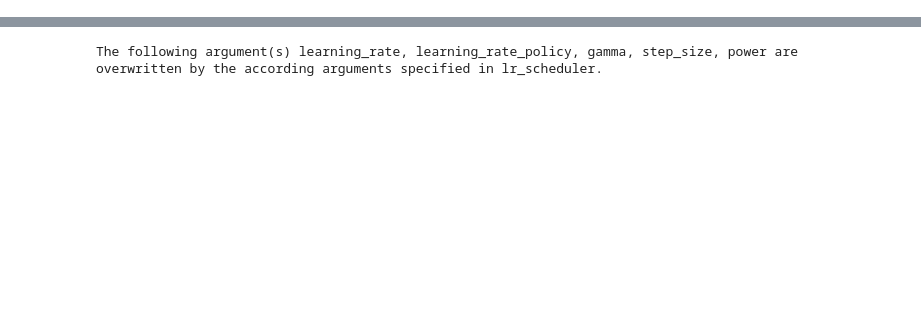
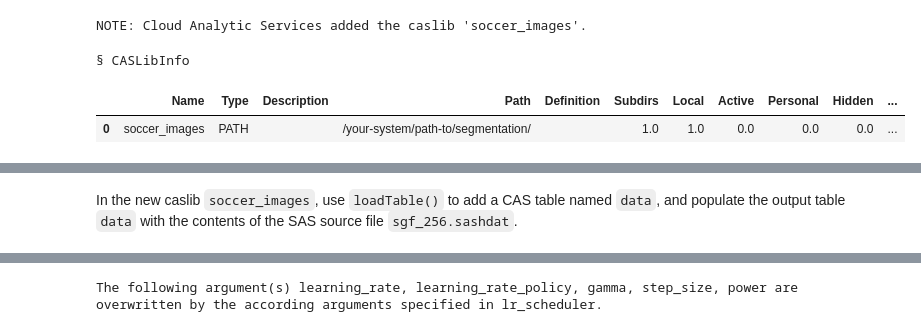
Before and after one commit to sassoftware/python-dlpy, a Jupyter notebook: examples/segmentation/semantic_segmentation.ipynb, the cells around one changed output, grey strips where cells are left out. Cells and saved outputs as stored; diff of their text form; code cells hidden in the pictures; blank space fills up the shorter version.

```diff
--- a/examples/segmentation/semantic_segmentation.ipynb
+++ b/examples/segmentation/semantic_segmentation.ipynb
@@ -107,0 +123,12 @@ NOTE: Model compiled successfully.
+# %%
+# Create a SAS CASlib named `soccer_images`
+s.table.addcaslib(activeonadd=False,
+                  datasource={'srctype':'path'},
+                  name='soccer_images',
+                  path=image_path,
+                  subdirectories=True)
+# %% [output]
+NOTE: Cloud Analytic Services added the caslib 'soccer_images'.
+§ CASLibInfo
+|  | Name | Type | Description | Path | Definition | Subdirs | Local | Active | Personal | Hidden | ... |
+| 0 | soccer_images | PATH |  | /your-system/path-to/segmentation/ |  | 1.0 | 1.0 | 0.0 | 0.0 | 0.0 | ... |
@@ -107,0 +136,2 @@ NOTE: Model compiled successfully.
+# %% [markdown]
+In the new caslib `soccer_images`, use `loadTable()` to add a CAS table named `data`, and populate the output table `data` with the contents of the SAS source file `sgf_256.sashdat`.
```
Also changed, not shown: parts of 64 cells of this notebook.
